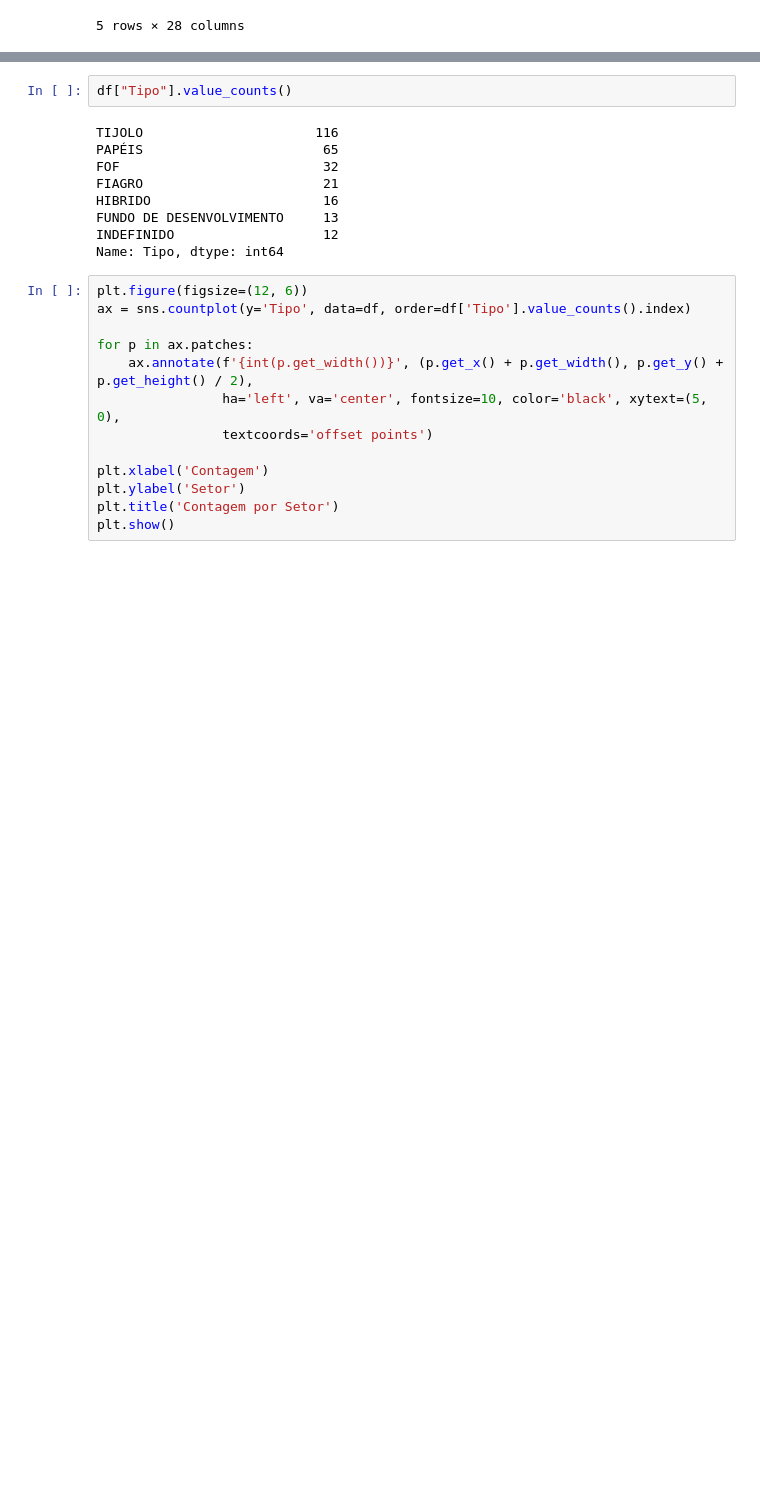
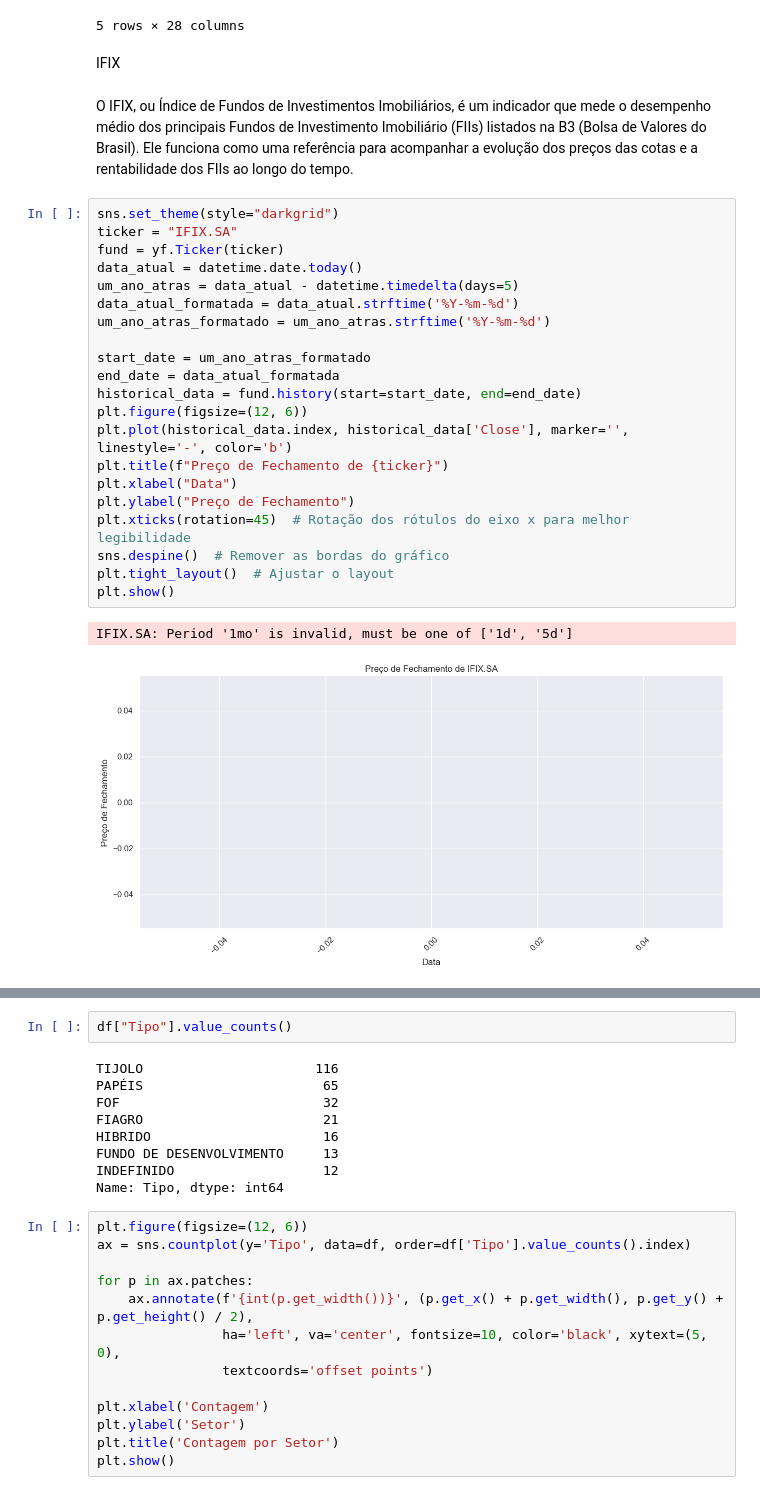
Before and after one commit to Riguini/Fundos-imobiliarios-FIIS-, a Jupyter notebook: FIIS.ipynb, the cells around one changed output, grey strips where cells are left out. Drawn from its saved outputs; the diff is of its cells as text; blank space fills up the shorter version.

```diff
--- a/FIIS.ipynb
+++ b/FIIS.ipynb
@@ -365,3 +368,31 @@ df.tail(5)
 | 383 | XPPR11 | TIJOLO | LAJES CORPORATIVAS | 22.10 | 265474.72 | 0.31 | 0.10 | ... |
 | 384 | XPSF11 | FOF | FUNDO DE FUNDOS | 8.48 | 711473.59 | 0.97 | 0.08 | ... |
 5 rows × 28 columns
+# %% [markdown]
+IFIX
+# %% [markdown]
+O IFIX, ou Índice de Fundos de Investimentos Imobiliários, é um indicador que mede o desempenho médio dos principais Fundos de Investimento Imobiliário (FIIs) listados na B3 (Bolsa de Valores do Brasil). Ele funciona como uma referência para acompanhar a evolução dos preços das cotas e a rentabilidade dos FIIs ao longo do tempo.
+# %%
+sns.set_theme(style="darkgrid")
+ticker = "IFIX.SA"
+fund = yf.Ticker(ticker)
+data_atual = datetime.date.today()
+um_ano_atras = data_atual - datetime.timedelta(days=5)
+data_atual_formatada = data_atual.strftime('%Y-%m-%d')
+um_ano_atras_formatado = um_ano_atras.strftime('%Y-%m-%d')
+
+start_date = um_ano_atras_formatado
+end_date = data_atual_formatada
+historical_data = fund.history(start=start_date, end=end_date)
+plt.figure(figsize=(12, 6))
+plt.plot(historical_data.index, historical_data['Close'], marker='', linestyle='-', color='b')
+plt.title(f"Preço de Fechamento de {ticker}")
+plt.xlabel("Data")
+plt.ylabel("Preço de Fechamento")
+plt.xticks(rotation=45)  # Rotação dos rótulos do eixo x para melhor legibilidade
+sns.despine()  # Remover as bordas do gráfico
+plt.tight_layout()  # Ajustar o layout
+plt.show()
+# %% [output]
+IFIX.SA: Period '1mo' is invalid, must be one of ['1d', '5d']
+[figure, added]
```
Also changed, not shown: parts of 9 cells of this notebook.
